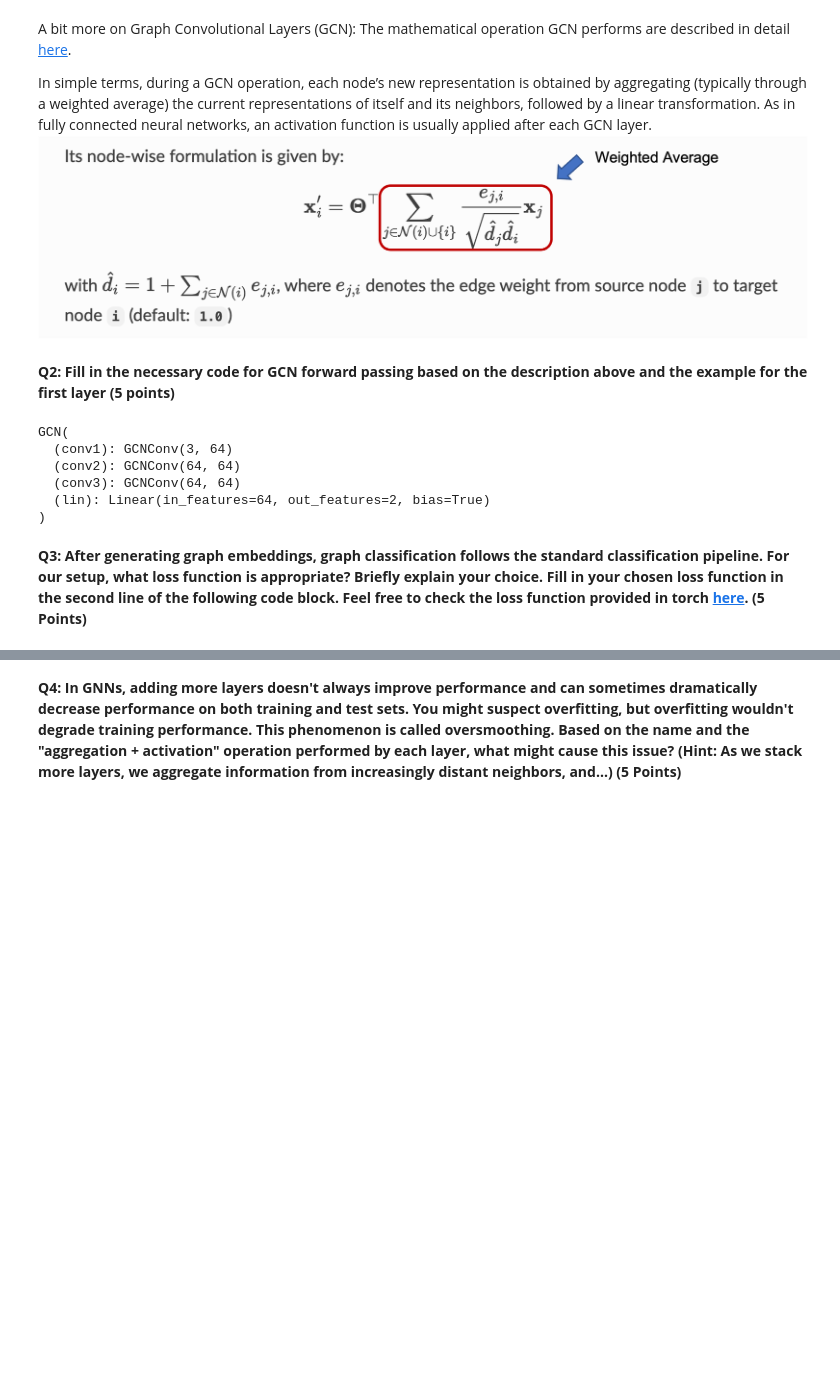
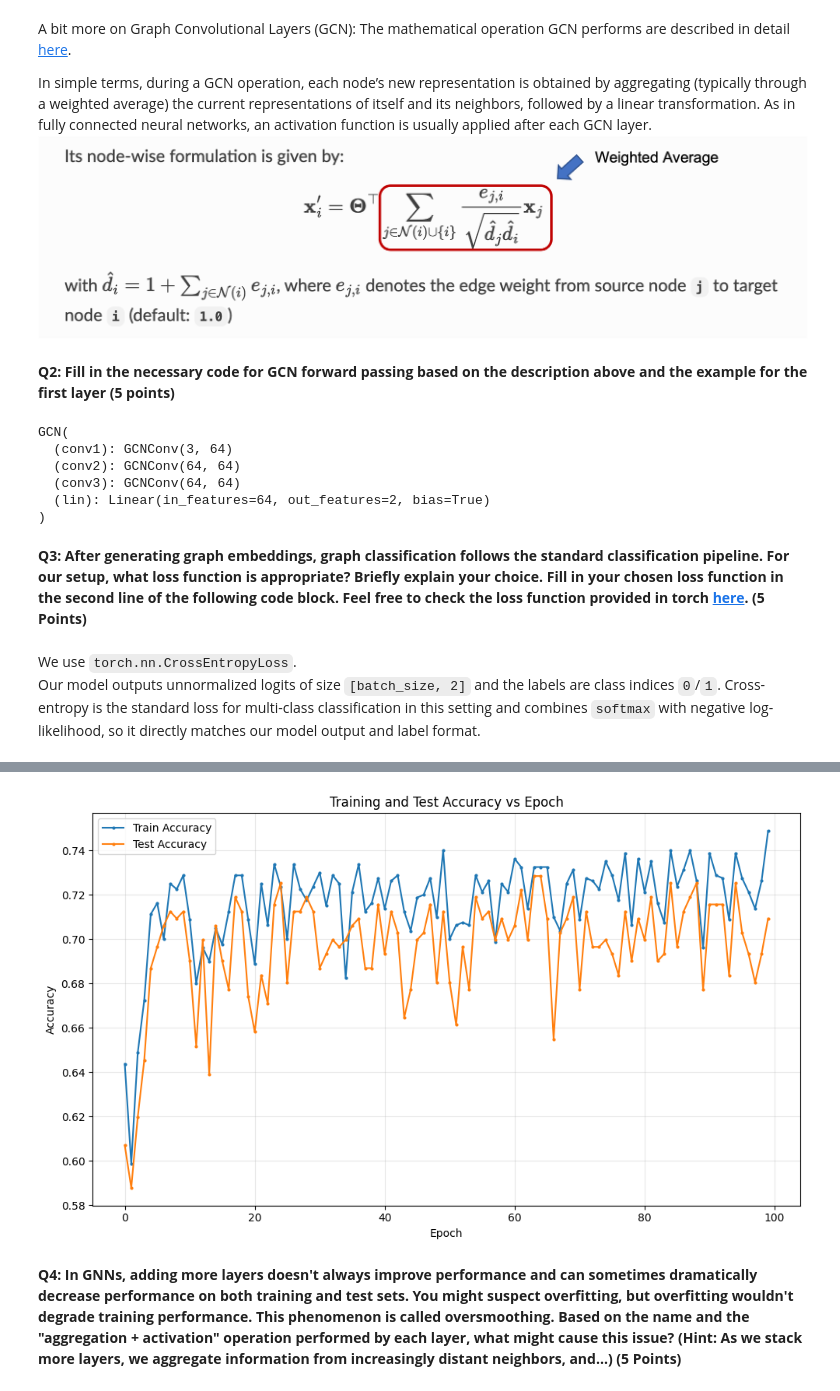
Before and after one commit to BonniePappas/Intermediate-ML, a Jupyter notebook: assignments/assn4/assn4.ipynb, the cells around one changed output, grey strips where cells are left out. Saved outputs shown, nothing was run; the diff lists cells and outputs as text; code cells hidden in the pictures; blank space fills up the shorter version.

```diff
--- a/assignments/assn4/assn4.ipynb
+++ b/assignments/assn4/assn4.ipynb
@@ -532,7 +607,11 @@ class GCN(torch.nn.Module):
         #############################
         # write your code here: how do we do GCN operation for the second and third layer
         # approximately 4 lines of code (aggregation + activation)
-
+        # 2nd and 3rd GCN layers
+        x = self.conv2(x, edge_index)   # second GCN layer
+        x = x.relu()
+        x = self.conv3(x, edge_index)   # third GCN layer
+        x = x.relu()
         #############################
 
         # 2. Pooling layer
@@ -555,10 +634,16 @@ GCN(
 )
 # %% [markdown]
 **Q3: After generating graph embeddings, graph classification follows the standard classification pipeline. For our setup, what loss function is appropriate? Briefly explain your choice. Fill in your chosen loss function in the second line of the following code block. Feel free to check the loss function provided in torch [here](https://docs.pytorch.org/docs/stable/nn.html#loss-functions). (5 Points)**
+# %% [markdown]
+We use `torch.nn.CrossEntropyLoss`.
+Our model outputs unnormalized logits of size `[batch_size, 2]` and the labels
+are class indices `0`/`1`. Cross-entropy is the standard loss for multi-class
+classification in this setting and combines `softmax` with negative
+log-likelihood, so it directly matches our model output and label format.
 # %%
 optimizer = torch.optim.Adam(model.parameters(), lr=0.01)
  ## fill in your loss function here
-criterion = ############
+criterion = torch.nn.CrossEntropyLoss()
 
 def train():
     model.train()
@@ -607,2 +708,3 @@ SyntaxError: invalid syntax (ipython-input-1543865618.py, line 3)
+[figure, added]
 # %% [markdown]
 **Q4:  In GNNs, adding more layers doesn't always improve performance and can sometimes dramatically decrease performance on both training and test sets. You might suspect overfitting, but overfitting wouldn't degrade training performance. This phenomenon is called oversmoothing. Based on the name and the "aggregation + activation" operation performed by each layer, what might cause this issue? (Hint: As we stack more layers, we aggregate information from increasingly distant neighbors, and...) (5 Points)**
```
Also changed, not shown: parts of 14 cells of this notebook.
